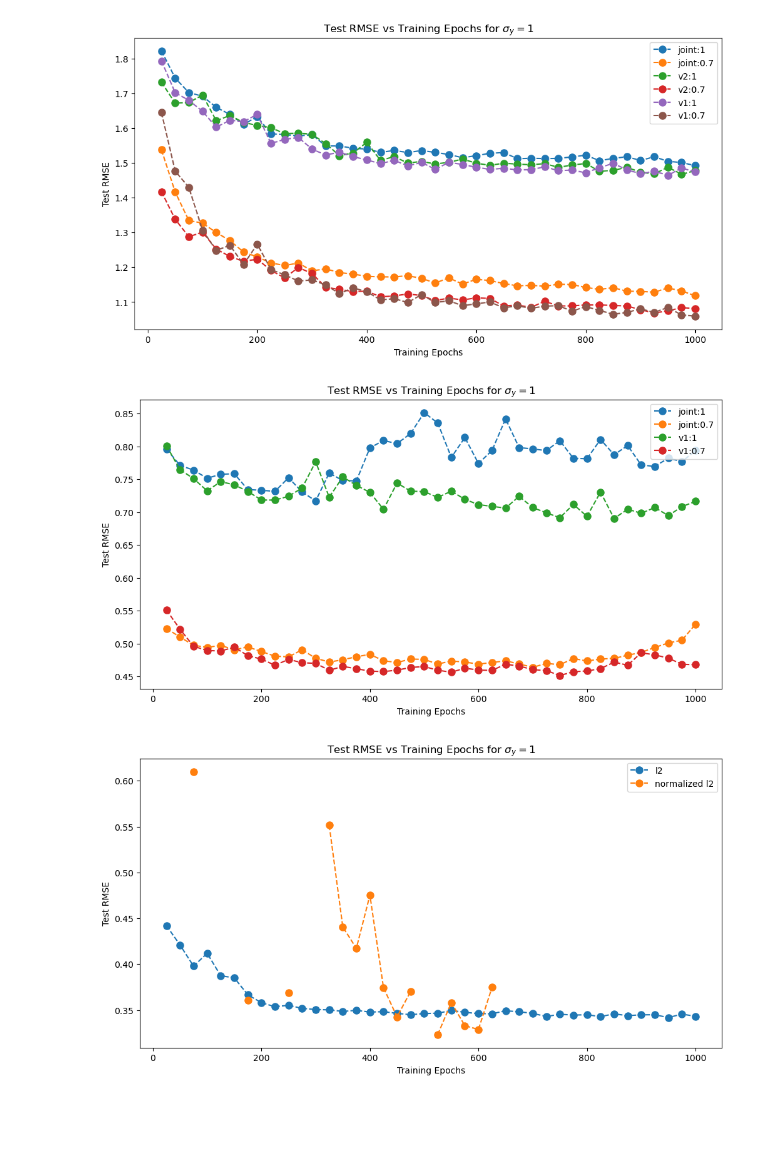
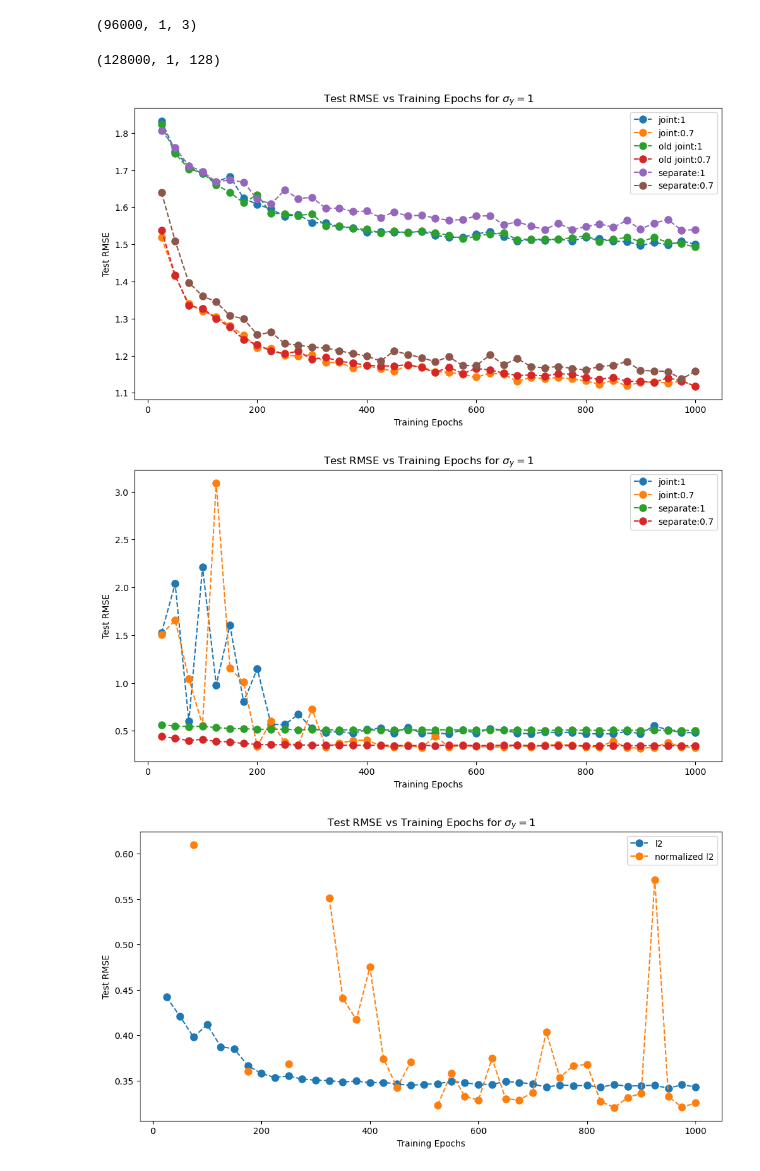
Before and after one commit to wispcarey/DALearning, a Jupyter notebook: test_notebooks/training_curves.ipynb, the cells around one changed output. Drawn from its saved outputs; the diff is of its cells as text; code cells hidden in the pictures; blank space fills up the shorter version.

```diff
--- a/test_notebooks/training_curves.ipynb
+++ b/test_notebooks/training_curves.ipynb
@@ -15,14 +23,30 @@ import os
+# %%
+TEST_DATA = {
+    'lorenz63': 'data/lorenz63/test_0_96000_v_0.150step.npy',
+    'lorenz96': 'data/lorenz96/test_0_96000_v_0.150step.npy',
+    'ks': 'data/ks/test_0_128000_v_1.000step.npy'
+}
+
+d = np.load(TEST_DATA['lorenz63'])
+print(d[1000:].shape)
+# %% [output]
+(96000, 1, 3)
+# %%
+print(d[1001:].shape)
+# %% [output]
+(128000, 1, 128)
 # %%
 folder_name_list = [
+    "2024-12-01_16-40lorenz96_1.0_10_60_8192_EnST_joint",
+    "2024-11-28_00-50lorenz96_0.7_10_60_8192_EnST_joint",
     "2024-11-26_20-44lorenz96_1.0_10_60_8192_EnST_joint",
     "2024-11-27_00-50lorenz96_0.7_10_60_8192_EnST_joint",
-    "2024-11-14_18-32lorenz96_1.0_10_60_8192_EnST_normalized_l2_v2",
-    "2024-11-14_22-35lorenz96_0.7_10_60_8192_EnST_normalized_l2_v2",
-    "2024-11-08_17-08lorenz96_1.0_10_60_8192_EnST_normalized_l2",
-    "2024-11-11_10-47lorenz96_0.7_10_60_8192_EnST_normalized_l2"]
+    "2024-11-05_17-59lorenz96_1.0_10_60_8192_EnST_normalized_l2",
+    "2024-11-06_13-43lorenz96_0.7_10_60_8192_EnST_normalized_l2"]
 # folder_name_list = ["2024-11-06_11-12lorenz96_0.7_10_60_8192_EnST_l2",
 #                     "2024-11-06_13-43lorenz96_0.7_10_60_8192_EnST_normalized_l2"]
-method_name_list = ['joint:1', 'joint:0.7', "v2:1", "v2:0.7", "v1:1", "v1:0.7"]
+# method_name_list = ['joint:1', 'joint:0.7', "v2:1", "v2:0.7", "v1:1", "v1:0.7"]
+method_name_list = ['joint:1', 'joint:0.7', 'old joint:1', 'old joint:0.7', 'separate:1', 'separate:0.7']
 
 test_loss_list = []
 test_epoch_list = []
@@ -46,44 +70,39 @@ plt.ylabel("Test RMSE")
 # plt.savefig(os.path.join('save/figures', f"Test_RMSE_vs_Training_Epochs_10.png"), bbox_inches="tight", dpi=200)
 plt.show()
 # %% [output]
-[figure, old version]
+[figure, new version]
 # %%
 folder_name_list = [
-    "2024-11-26_16-30lorenz63_1.0_10_60_8192_EnST_joint",
-    "2024-11-26_18-36lorenz63_0.7_10_60_8192_EnST_joint",
-    # "2024-11-14_18-32lorenz96_1.0_10_60_8192_EnST_normalized_l2_v2",
-    # "2024-11-14_22-35lorenz96_0.7_10_60_8192_EnST_normalized_l2_v2",
-    "2024-11-18_15-50lorenz63_1.0_10_60_8192_EnST_normalized_l2",
-    "2024-11-18_18-20lorenz63_0.7_10_60_8192_EnST_normalized_l2"]
-# folder_name_list = ["2024-11-06_11-12lorenz96_0.7_10_60_8192_EnST_l2",
-#                     "2024-11-06_13-43lorenz96_0.7_10_60_8192_EnST_normalized_l2"]
-method_name_list = ['joint:1', 'joint:0.7',
-                    # "v2:1", "v2:0.7",
-                    "v1:1", "v1:0.7"]
+    "2024-11-28_04-56ks_1.0_10_60_8192_EnST_joint",
+    "2024-12-01_20-43ks_0.7_10_60_8192_EnST_joint",
+    "2024-11-13_13-41ks_1.0_10_60_8192_EnST_normalized_l2",
+    "2024-11-13_23-15ks_0.7_10_60_8192_EnST_normalized_l2"]
+# method_name_list = ['joint:1', 'joint:0.7', "v2:1", "v2:0.7", "v1:1", "v1:0.7"]
+method_name_list = ['joint:1', 'joint:0.7', 'separate:1', 'separate:0.7']
 
 test_loss_list = []
 test_epoch_list = []
 for folder_name in folder_name_list:
     data_path = os.path.join("save", folder_name, "training_records.pt")
     records = torch.load(data_path)
     test_loss_list.append(records['test_loss'])
     test_epoch_list.append(records['test_epochs'])
 
 def to_cpu(L):
     return [l.cpu() if isinstance(l, torch.Tensor) else l for l in L]
 
 plt.figure(figsize=(12, 6))  # Adjusted figure size to elongate x-axis
 for i in range(len(folder_name_list)):
     plt.plot(test_epoch_list[i], to_cpu(test_loss_list[i][1:]), linestyle='--', marker='o', markersize=8, label=method_name_list[i])
 plt.legend(loc='upper right')
 plt.title(r'Test RMSE vs Training Epochs for $\sigma_y=1$')
 plt.xlabel("Training Epochs")
 plt.ylabel("Test RMSE")
 
 # plt.savefig(os.path.join('save/figures', f"Test_RMSE_vs_Training_Epochs_10.png"), bbox_inches="tight", dpi=200)
 plt.show()
 # %% [output]
-[figure, old version]
+[figure, new version]
 # %%
 folder_name_list = ["2024-11-13_23-15ks_0.7_10_60_8192_EnST_normalized_l2",
                     "2024-11-15_11-19ks_0.7_10_60_8192_EnST_normalized_l2_v2"]
@@ -108,4 +127,4 @@ plt.ylabel("Test RMSE")
 # plt.savefig(os.path.join('save/figures', f"Test_RMSE_vs_Training_Epochs_10.png"), bbox_inches="tight", dpi=200)
 plt.show()
 # %% [output]
-[figure, old version]
+[figure, new version]
```
Also changed, not shown: parts of 2 cells of this notebook, 17 other files.
